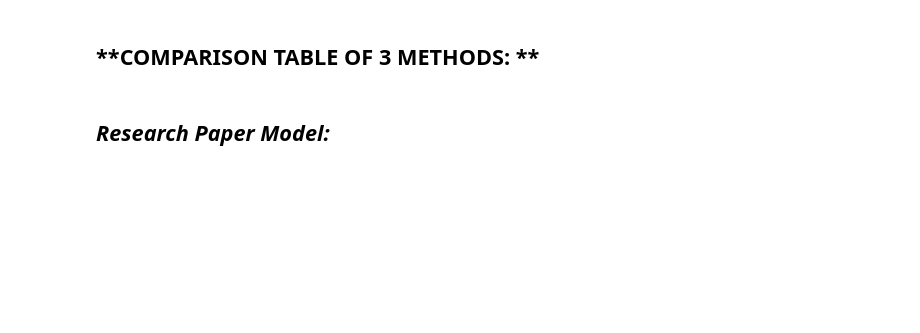
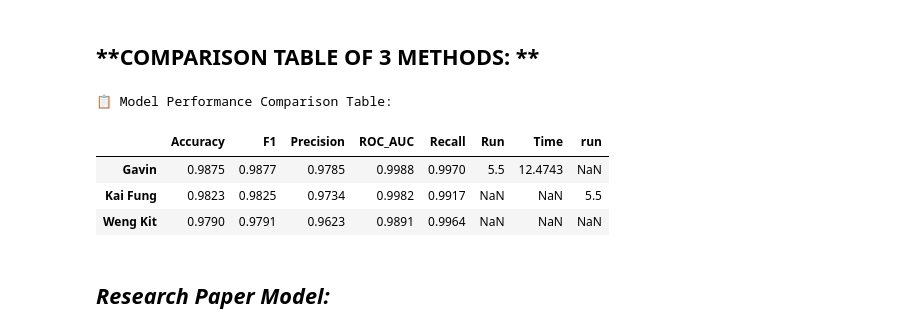
Before and after one commit to Octaxx/DLI-Assignment, a Jupyter notebook: Compile_Model.ipynb, the cells around one changed output. Cells and saved outputs as stored; diff of their text form; code cells hidden in the pictures; blank space fills up the shorter version.

```diff
--- a/Compile_Model.ipynb
+++ b/Compile_Model.ipynb
@@ -1032,28 +1305,42 @@ joblib.dump(wk_all_in_one, wk_drive_path + 'WengkitModel.pkl')
 # %%
 # === Gavin's Results ===
 gavin_df = pd.DataFrame(results_G)
 gavin_avg = gavin_df.mean(numeric_only=True).round(4)
 
 # === Kai Fung's Results ===
 kf_df = pd.DataFrame(kf_results)
+# Rename to consistent column names
+kf_df = kf_df.rename(columns={
+    'acc': 'Accuracy',
+    'f1': 'F1',
+    'prec': 'Precision',
+    'rec': 'Recall',
+    'roc_auc': 'ROC_AUC'
+})
 kf_avg = kf_df.mean(numeric_only=True).round(4)
 
 # === Weng Kit's Result (Single Run Dict Already as DataFrame) ===
 wk_df = summary_df_wk  # already created as: pd.DataFrame([results]).round(4)
 wk_avg = wk_df.mean(numeric_only=True).round(4)
 
 # === Combine into Comparison Table ===
 comparison_df = pd.DataFrame({
     'Gavin': gavin_avg,
     'Kai Fung': kf_avg,
     'Weng Kit': wk_avg
 }).T  # Transpose to make model names as rows
 
 # === Display Table ===
 from IPython.display import display
 
 print("\n📋 Model Performance Comparison Table:")
 display(comparison_df)
+# %% [output]
+📋 Model Performance Comparison Table:
+|  | Accuracy | F1 | Precision | ROC_AUC | Recall | Run | Time | run |
+| Gavin | 0.9875 | 0.9877 | 0.9785 | 0.9988 | 0.9970 | 5.5 | 12.4743 | NaN |
+| Kai Fung | 0.9823 | 0.9825 | 0.9734 | 0.9982 | 0.9917 | NaN | NaN | 5.5 |
+| Weng Kit | 0.9790 | 0.9791 | 0.9623 | 0.9891 | 0.9964 | NaN | NaN | NaN |
 # %% [markdown]
 ## ***Research Paper Model:***
 # %% [markdown]
```
Also changed, not shown: parts of 32 cells of this notebook.
